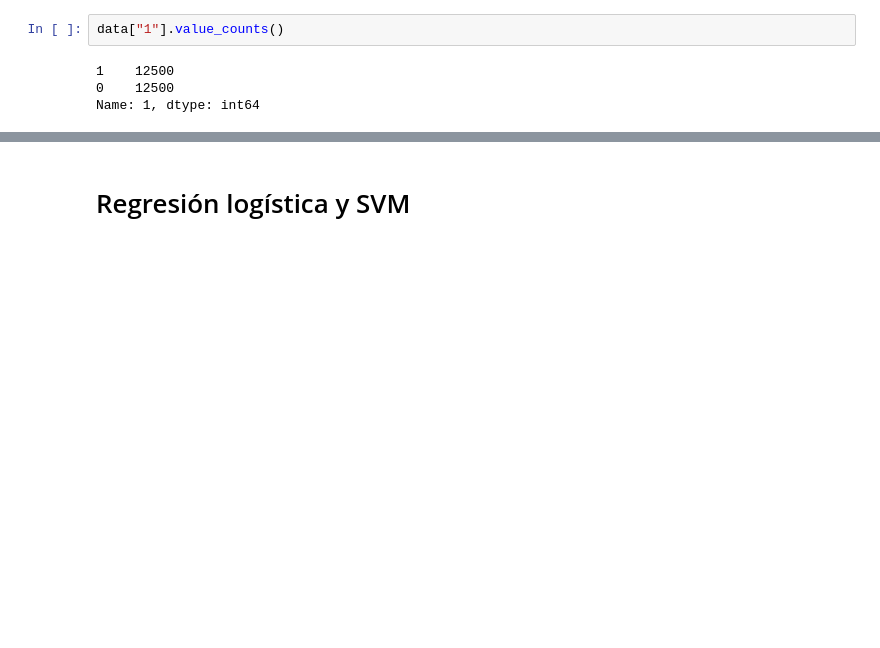
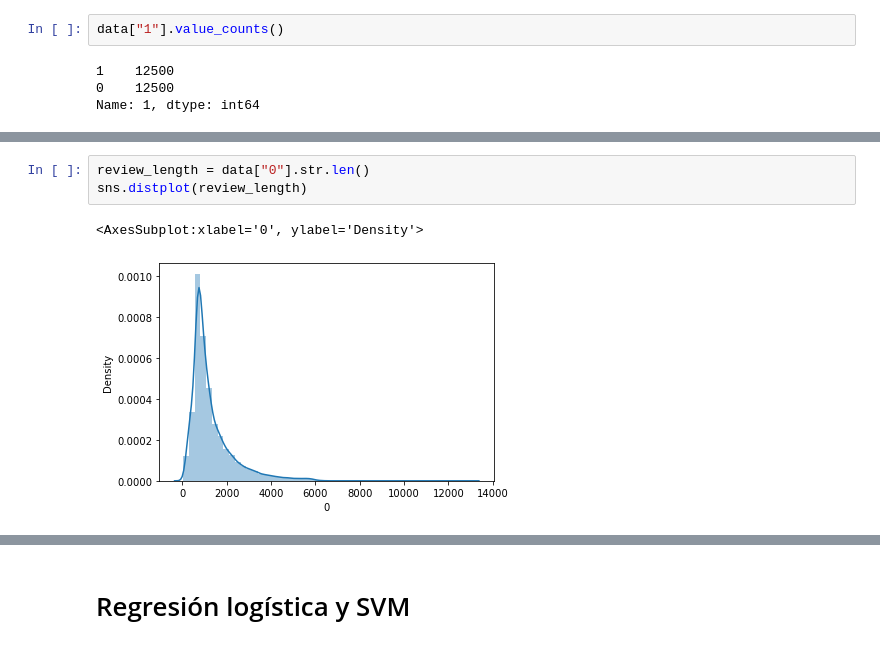
Before and after one commit to alvaroenrique/ML_course-project2, a Jupyter notebook: ml-proyecto2.ipynb, the cells around one changed output, grey strips where cells are left out. Cells and saved outputs as stored; diff of their text form; blank space fills up the shorter version.

Commit message:
added lenght of words graph

```diff
--- a/ml-proyecto2.ipynb
+++ b/ml-proyecto2.ipynb
@@ -51,0 +60,6 @@ Name: 1, dtype: int64
+# %%
+review_length = data["0"].str.len()
+sns.distplot(review_length)
+# %% [output]
+<AxesSubplot:xlabel='0', ylabel='Density'>
+[figure, added]
```
Also changed, not shown: parts of 3 cells of this notebook.
